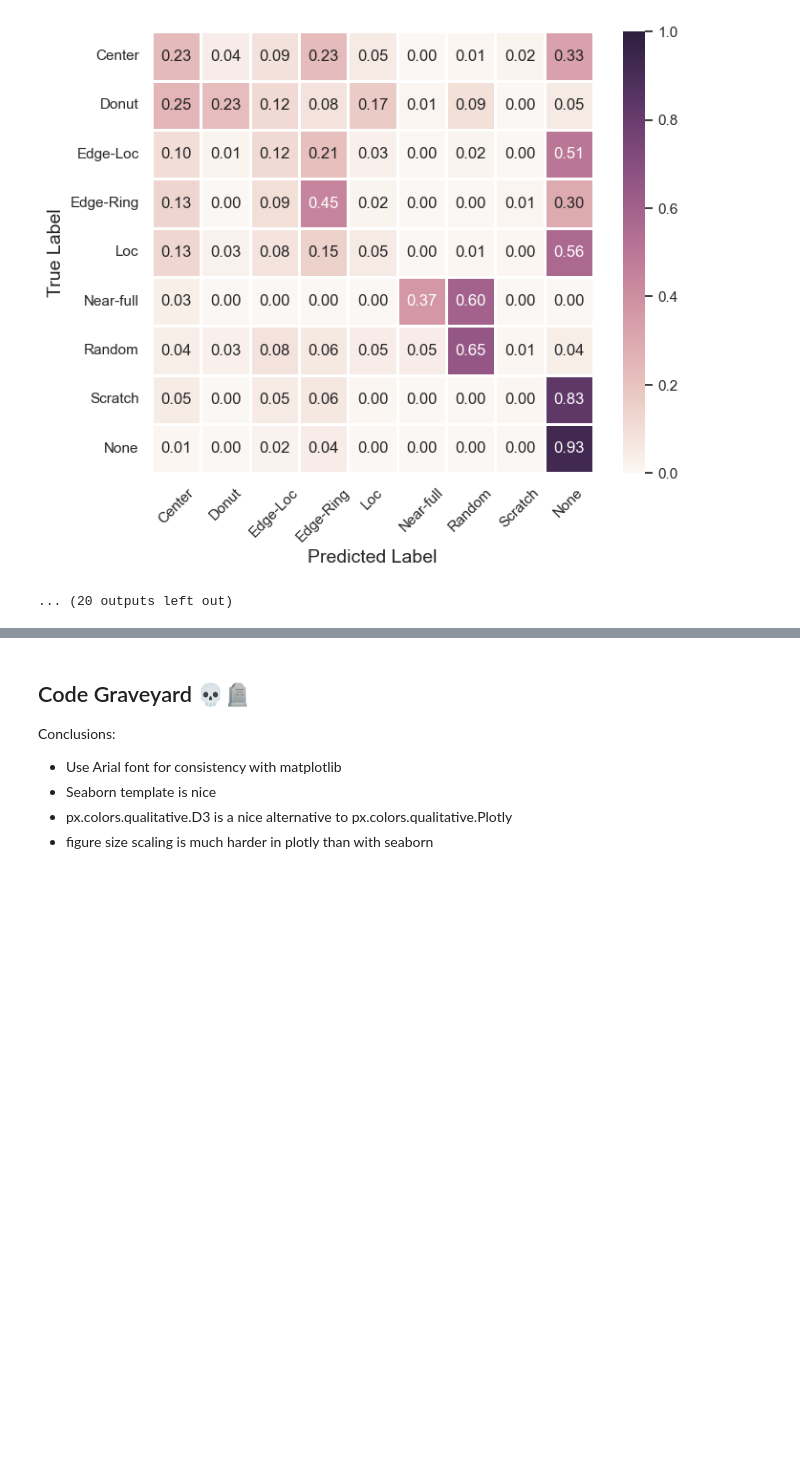
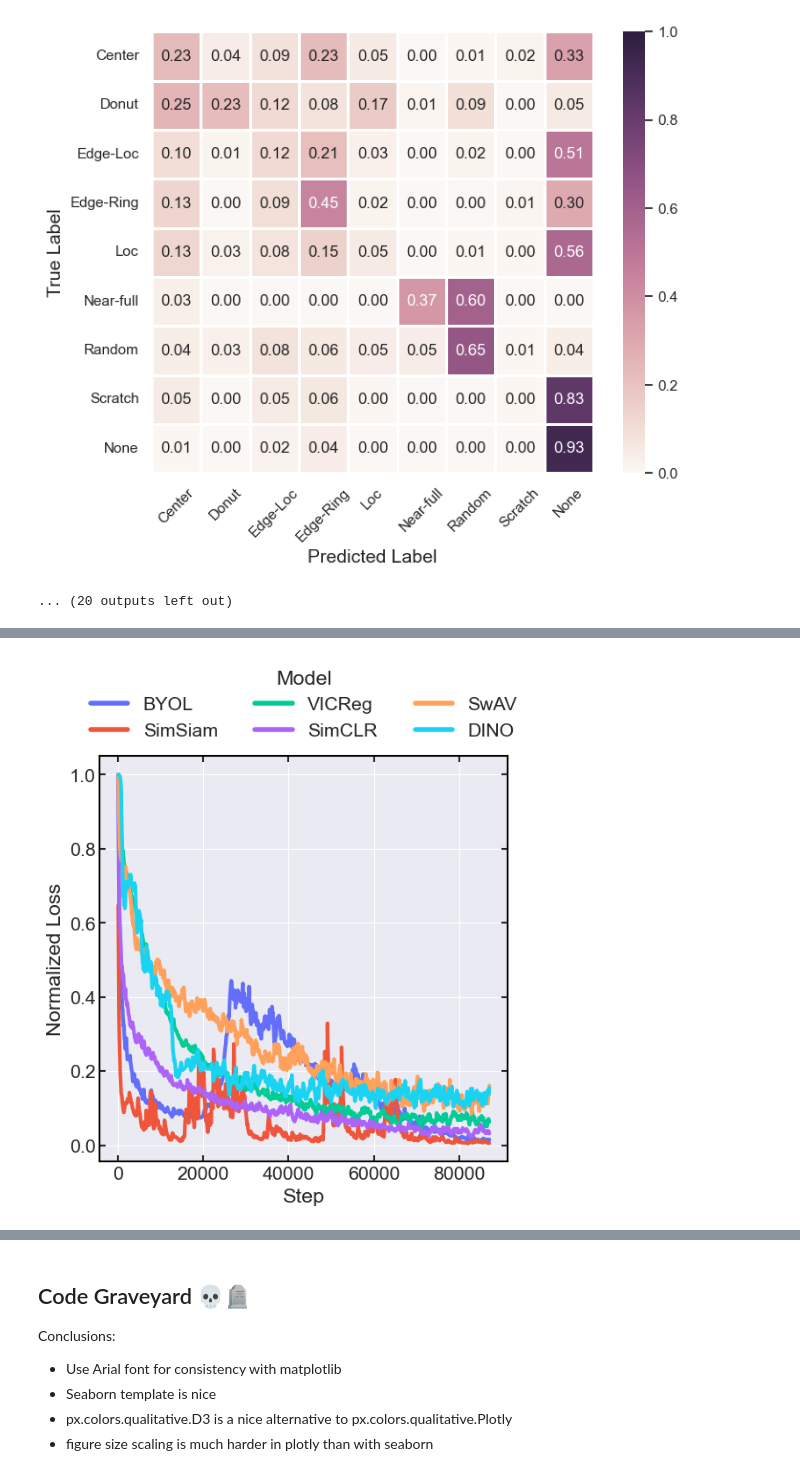
Before and after one commit to faris-k/self-supervised-wafermaps, a Jupyter notebook: notebooks/2.0-Figures-kNN-benchmark.ipynb, the cells around one changed output, grey strips where cells are left out. Drawn from its saved outputs; the diff is of its cells as text; code cells hidden in the pictures; blank space fills up the shorter version.

Commit message:
knn loss/std figs, refile all figs
Clean up figure folder

```diff
--- a/notebooks/2.0-Figures-kNN-benchmark.ipynb
+++ b/notebooks/2.0-Figures-kNN-benchmark.ipynb
@@ -21,4 +22,5 @@ init_seaborn_style()
 warnings.filterwarnings("ignore", message=".*palette list.*")
 # %%
 f1_df = pd.read_pickle("../data/processed/model_logs/knn_f1.pkl.xz")
-f1_df
+rep_df = pd.read_pickle("../data/processed/model_logs/knn_rep_std.pkl.xz")
+loss_df = pd.read_pickle("../data/processed/model_logs/knn_loss.pkl.xz")
@@ -187,0 +210,9 @@ FastSiam
+# %%
+# Normalize the loss_df so that each column (other than step) has max of 1 (divide by max)
+# First, add the maximum value of each column to each respective row, then divide by the new max
+loss_df_norm = loss_df.copy()
+# Add 1.0 to each row in each of the following columns:
+loss_df_norm[["BYOL", "SimSiam", "FastSiam"]] = loss_df_norm[["BYOL", "SimSiam", "FastSiam"]] + 1.0
+# Now, normalize each column
+loss_df_norm[loss_df_norm.columns.difference(["Step"])] = loss_df_norm[loss_df_norm.columns.difference(["Step"])].apply(minmax_scale)
+loss_df_norm
@@ -187,0 +233,9 @@ FastSiam
+# %%
+plot_columns = ["Step", "BYOL", "SimSiam", "VICReg", "SimCLR", "SwAV", "DINOViT"]
+
+plot_df = pd.melt(
+    loss_df_norm[plot_columns].ewm(alpha=0.2).mean(), id_vars="Step", var_name="Model", value_name="Normalized Loss"
+)
+# Rename DINOViT to DINO for clarity
+plot_df["Model"] = plot_df["Model"].replace("DINOViT", "DINO")
+plot_df
@@ -187,0 +256,23 @@ FastSiam
+# %%
+fig, ax = plt.subplots(figsize=(6, 6))
+ax_thiccify(ax)
+sns.lineplot(
+    data=plot_df,
+    x="Step",
+    y="Normalized Loss",
+    hue="Model",
+    lw=3,
+    legend="full",
+    ax=ax,
+    palette=px.colors.qualitative.Plotly,
+)
+legend = plt.legend()
+for line in legend.get_lines():
+    line.set_linewidth(4)
+sns.move_legend(
+    ax, "lower center", bbox_to_anchor=(.5, 1), title="Model", ncol=3, frameon=False
+)
+plt.savefig("../reports/figures/knn_loss.png", bbox_inches="tight")
+plt.show()
+# %% [output]
+[figure, added]
```
Also changed, not shown: parts of 9 cells of this notebook, 23 other files.
